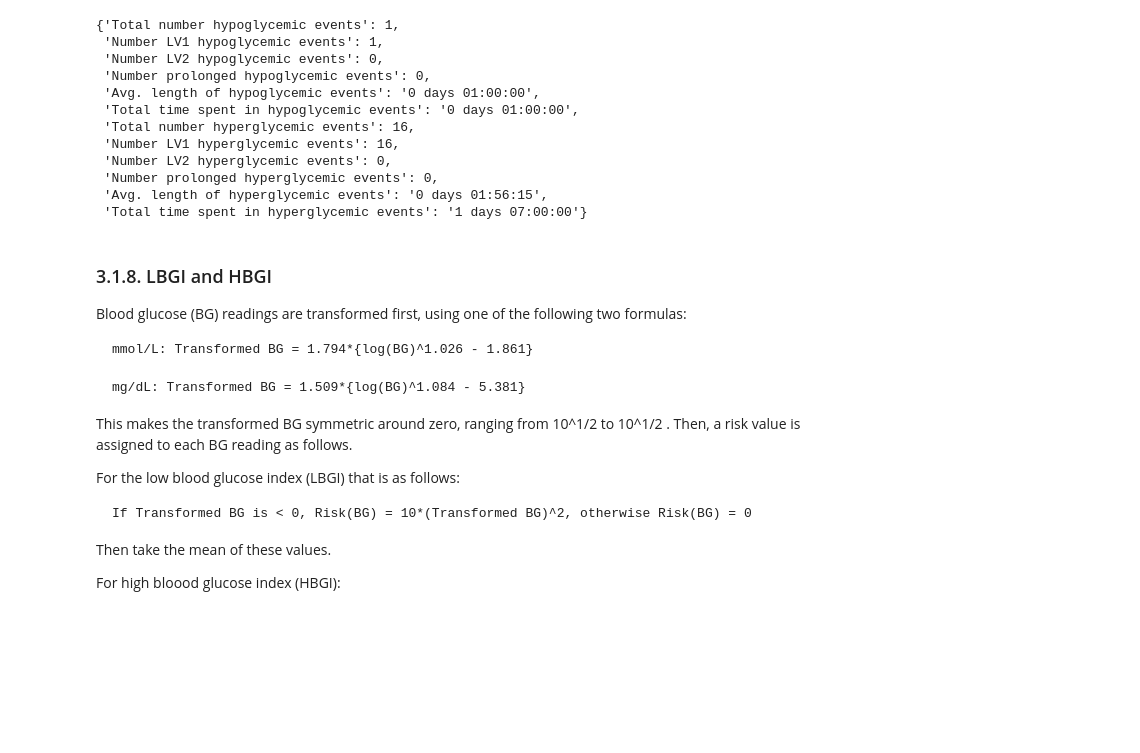
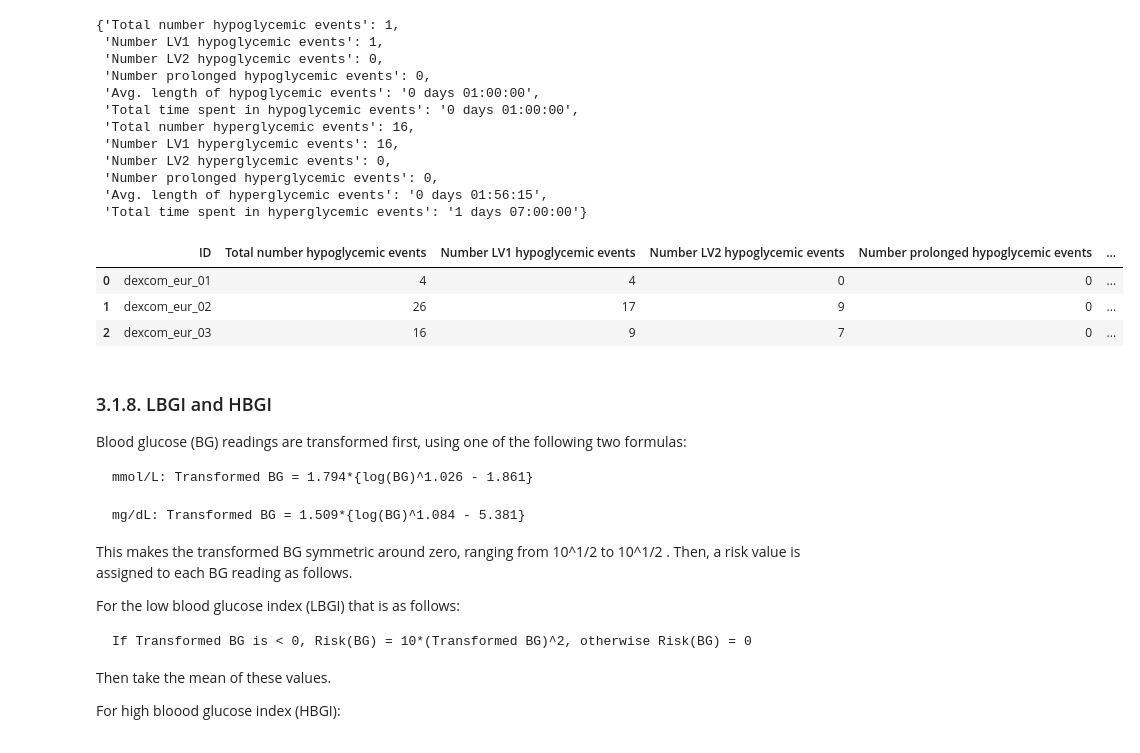
Before and after one commit to cafoala/diametrics, a Jupyter notebook: 3_metrics_demo.ipynb, the cells around one changed output. Saved outputs shown, nothing was run; the diff lists cells and outputs as text; code cells hidden in the pictures; blank space fills up the shorter version.

```diff
--- a/3_metrics_demo.ipynb
+++ b/3_metrics_demo.ipynb
@@ -279,6 +306,13 @@ metrics.glycemic_episodes(libre1_transformed)
  'Number prolonged hyperglycemic events': 0,
  'Avg. length of hyperglycemic events': '0 days 01:56:15',
  'Total time spent in hyperglycemic events': '1 days 07:00:00'}
+# %%
+metrics.glycemic_episodes(dexcom_data)
+# %% [output]
+|  | ID | Total number hypoglycemic events | Number LV1 hypoglycemic events | Number LV2 hypoglycemic events | Number prolonged hypoglycemic events | ... |
+| 0 | dexcom_eur_01 | 4 | 4 | 0 | 0 | ... |
+| 1 | dexcom_eur_02 | 26 | 17 | 9 | 0 | ... |
+| 2 | dexcom_eur_03 | 16 | 9 | 7 | 0 | ... |
 # %% [markdown]
 ### 3.1.8. LBGI and HBGI
 
```
Also changed, not shown: parts of 26 cells of this notebook, 4 other files.
